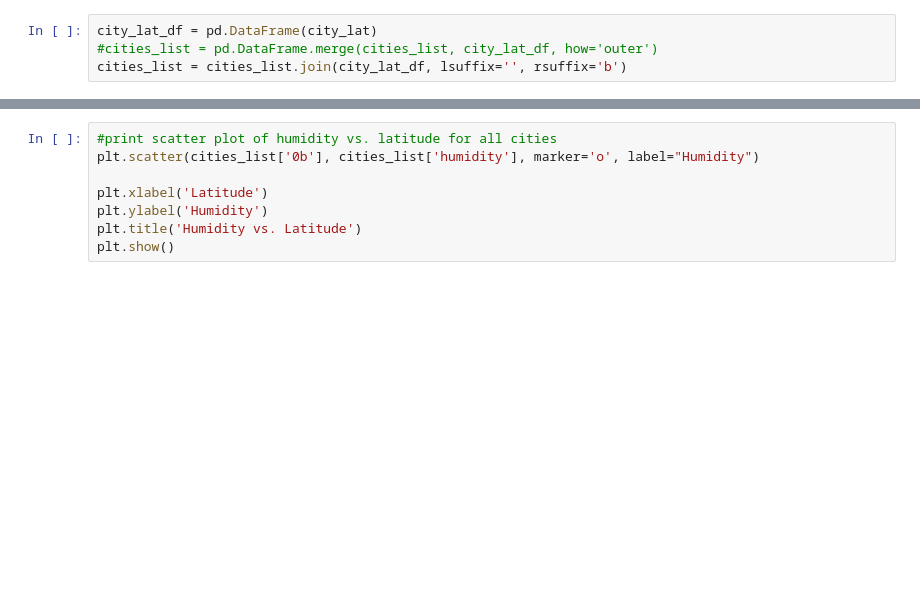
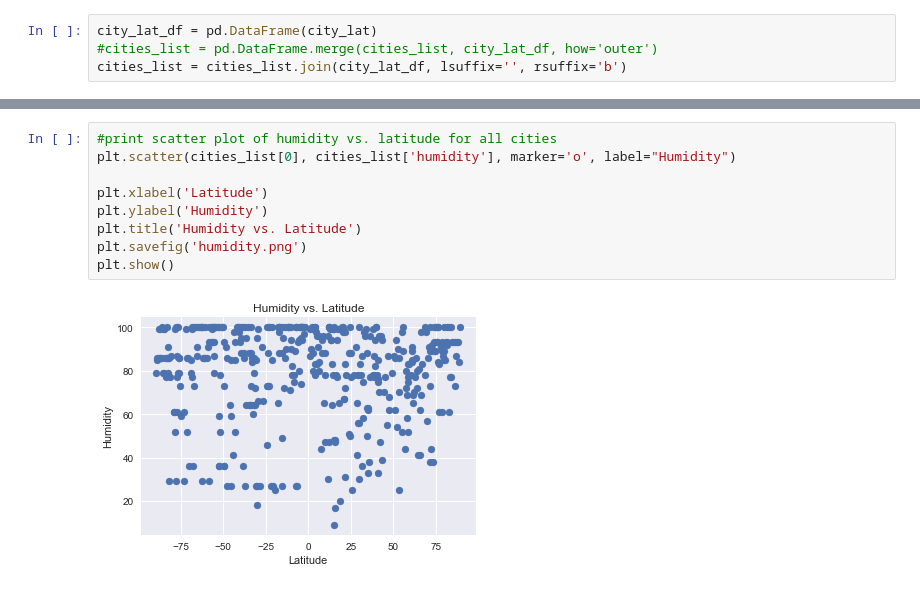
Before and after one commit to vietti09/python-challenge, a Jupyter notebook: weatherpy/weatherpy.ipynb, the cells around one changed output, grey strips where cells are left out. Drawn from its saved outputs; the diff is of its cells as text; blank space fills up the shorter version.

```diff
--- a/weatherpy/weatherpy.ipynb
+++ b/weatherpy/weatherpy.ipynb
@@ -75,11 +133,14 @@ plt.show()
 # %%
 #print scatter plot of humidity vs. latitude for all cities
-plt.scatter(cities_list['0b'], cities_list['humidity'], marker='o', label="Humidity")
+plt.scatter(cities_list[0], cities_list['humidity'], marker='o', label="Humidity")
 
 plt.xlabel('Latitude')
 plt.ylabel('Humidity')
 plt.title('Humidity vs. Latitude')
+plt.savefig('humidity.png')
 plt.show()
+# %% [output]
+[figure, added]
 # %%
 #print scatter plot of cloudiness vs. latitude for all cities
 
```
Also changed, not shown: parts of 11 cells of this notebook, 5 other files.
